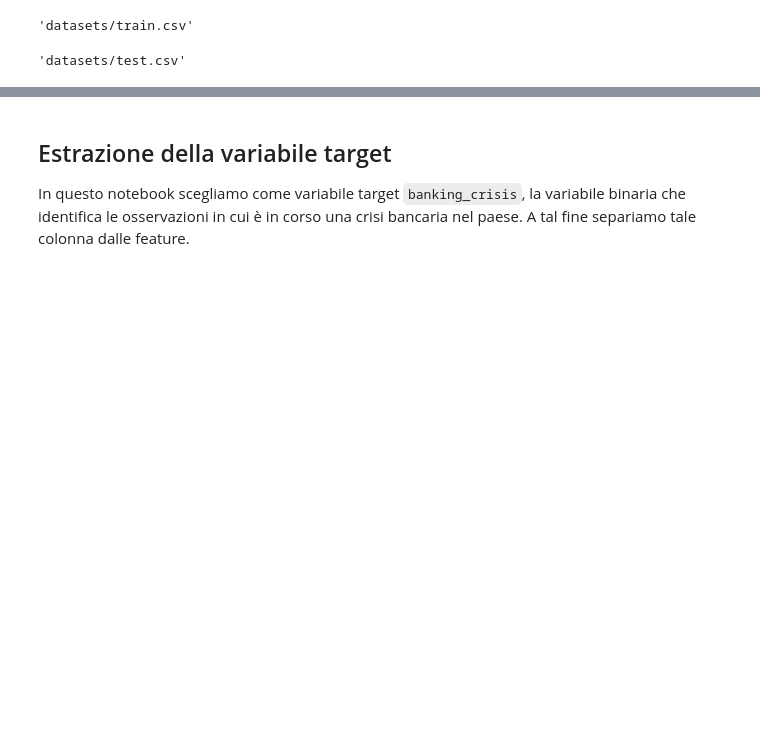
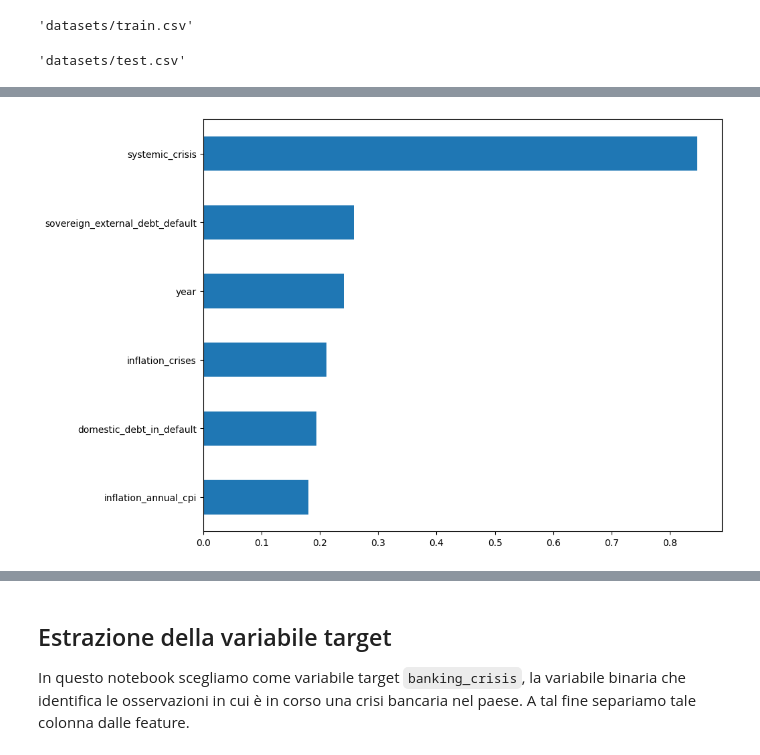
Before and after one commit to DLBD-Department/Python-Data-Science, a Jupyter notebook: Day3-MachineLearning/E2E-ML.ipynb, the cells around one changed output, grey strips where cells are left out. Saved outputs shown, nothing was run; the diff lists cells and outputs as text; code cells hidden in the pictures; blank space fills up the shorter version.

```diff
--- a/Day3-MachineLearning/E2E-ML.ipynb
+++ b/Day3-MachineLearning/E2E-ML.ipynb
@@ -25,0 +43,13 @@ train_df, test_df = pd.read_csv(train_path), pd.read_csv(test_path)
+# %%
+(
+    train_df.drop(TARGET, axis=1)
+    .corrwith(
+        train_df[TARGET],
+        method='spearman'
+    )
+    .sort_values()
+    .plot
+    .barh(figsize=[10, 8])
+);
+# %% [output]
+[figure, added]
```
Also changed, not shown: parts of 10 cells of this notebook, 2 other files.
